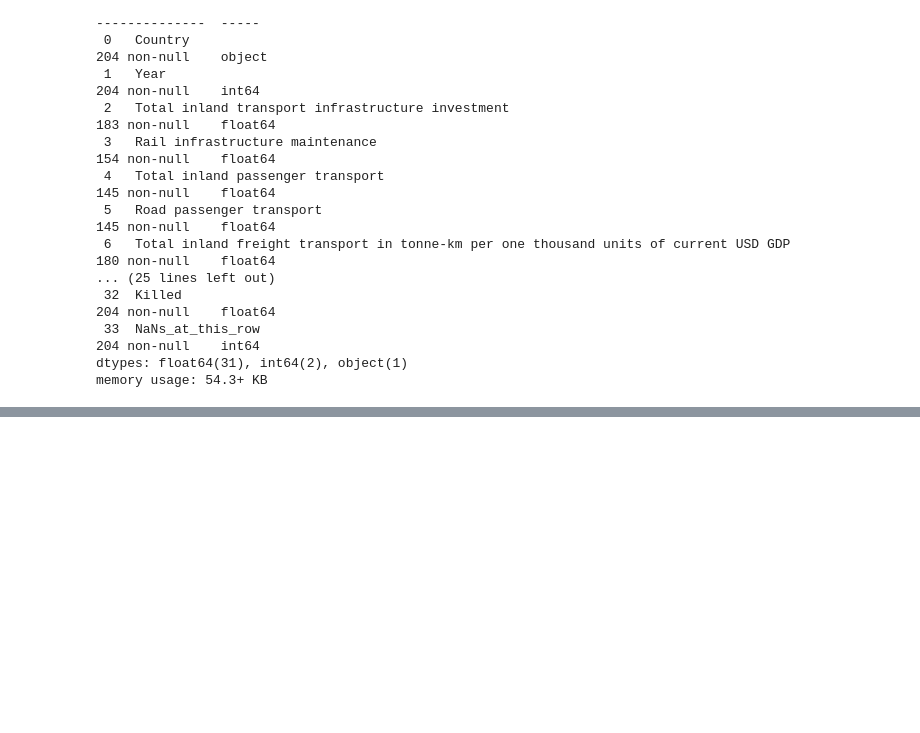
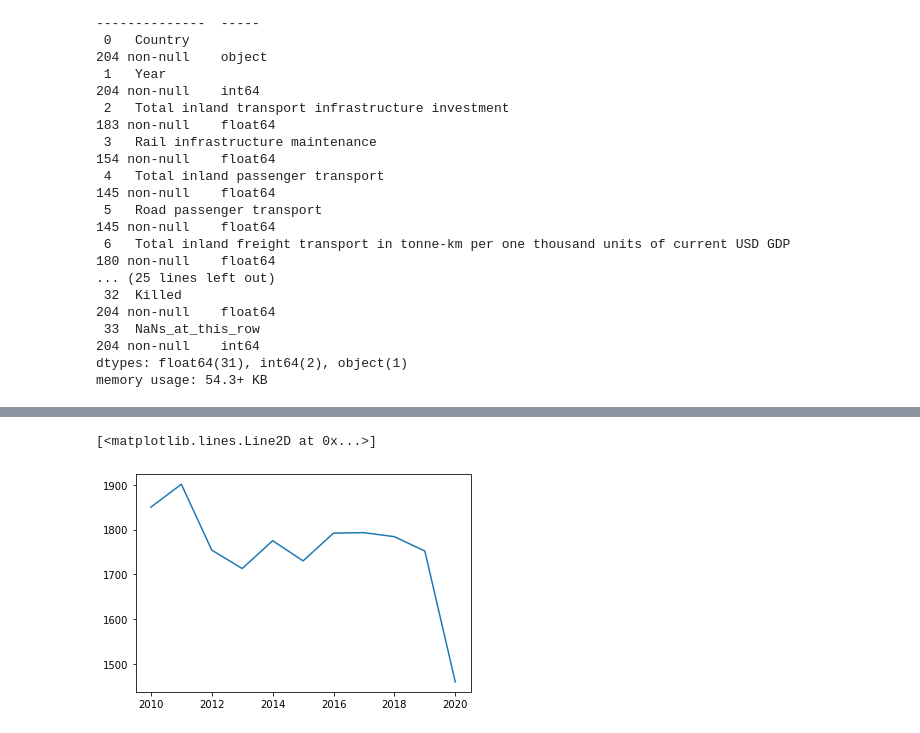
Before and after one commit to zeevSozin/data-science-project, a Jupyter notebook: dataCleaning.ipynb, the cells around one changed output, grey strips where cells are left out. Drawn from its saved outputs; the diff is of its cells as text; code cells hidden in the pictures; blank space fills up the shorter version.

Commit message:
Data cleanind and EDA init

```diff
--- a/dataCleaning.ipynb
+++ b/dataCleaning.ipynb
@@ -486,0 +514,4 @@ memory usage: 54.3+ KB
+# %%
+for country in RelevantCountriesList:
+    df=MainDf_c7[MainDf_c7["Country"]==country]
+    df.to_csv('./CountryDataFrames/'+country+'.csv')
@@ -486,0 +524,17 @@ memory usage: 54.3+ KB
+# %%
+DfsList=list()
+for country in RelevantCountriesList:
+    tempDf=pd.read_csv('./CountryDataFrames/'+country+'.csv')
+    DfsList.append(tempDf)
+
+CountryVS_Dfs=pd.DataFrame({"Country":RelevantCountriesList,"Data_frame":DfsList})
+CountryVS_Dfs.to_csv('./DataFrames/Country_VS_DataFrames.csv')
+# %%
+slopeList=list()
+for i in CountryVS_Dfs.index:
+    Df=CountryVS_Dfs.iloc[i,1]
+    countryName=CountryVS_Dfs.iloc[i,0]
+    X=Df["Year"]
+    Y=Df["Killed"]
+    slope,intercept,r,p,std_err=stats.linregress(X,Y)
+    slopeList.append(slope)
@@ -486,0 +563,2 @@ memory usage: 54.3+ KB
+# %%
+CountryVS_Dfs["Slope"]=slopeList
@@ -486,0 +581,9 @@ memory usage: 54.3+ KB
+# %%
+TempDF=CountryVS_Dfs.iloc[16,1]
+x=TempDF["Year"]
+y=TempDF["Killed"]
+
+plt.plot(x,y)
+# %% [output]
+[<matplotlib.lines.Line2D at 0x...>]
+[figure, added]
```
Also changed, not shown: parts of 17 cells of this notebook, 22 other files.
